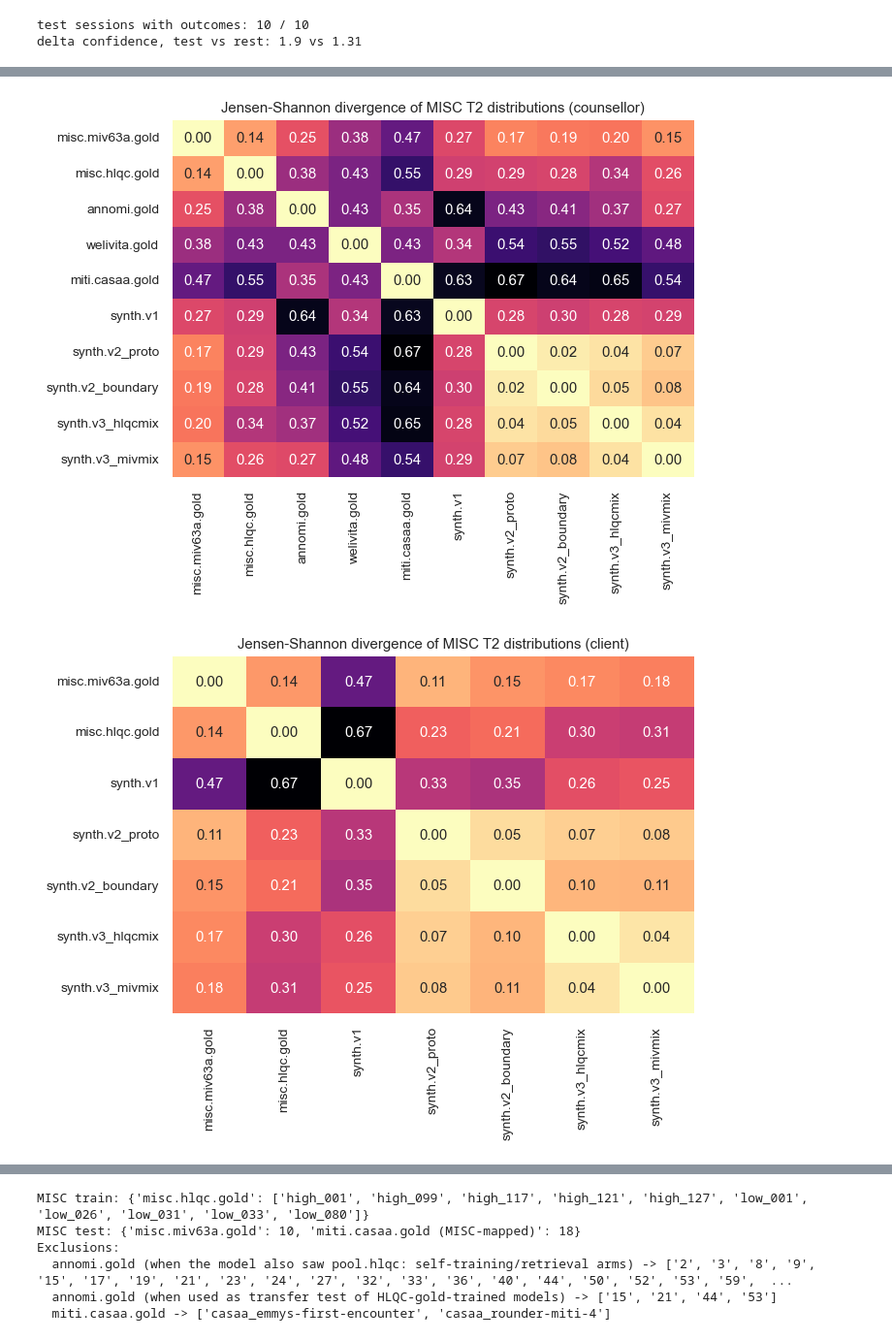
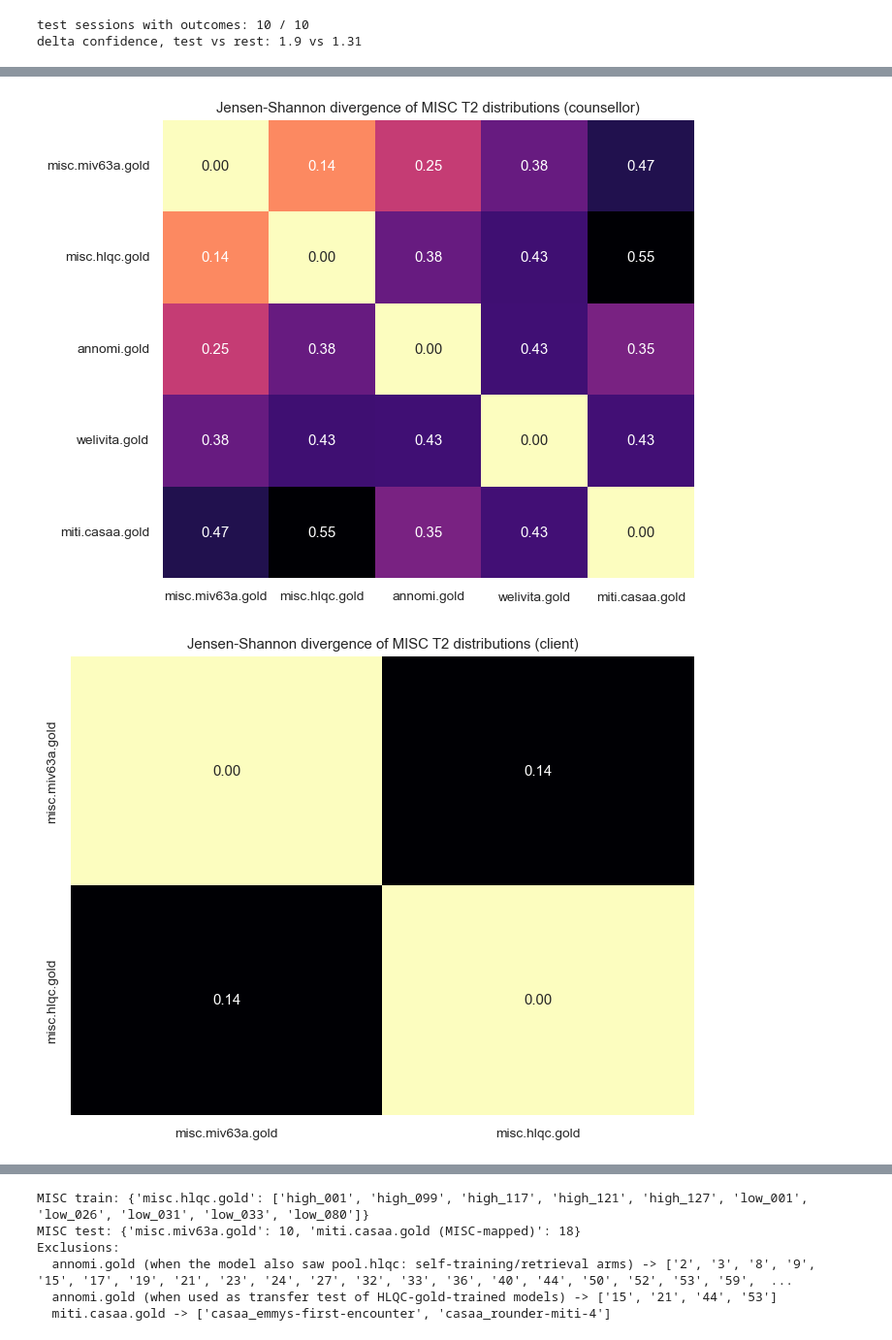
Before and after one commit to Zme874amy/Behavioral-Coding, a Jupyter notebook: notebooks/datasets_eda.ipynb, the cells around one changed output, grey strips where cells are left out. Shown at 97% size. Saved outputs shown, nothing was run; the diff lists cells and outputs as text; code cells hidden in the pictures.

```diff
--- a/notebooks/datasets_eda.ipynb
+++ b/notebooks/datasets_eda.ipynb
@@ -784,9 +728,0 @@ card[['n','distinct_1','distinct_2','self_bleu','self_near_dup_%']].round(3)
-# %%
-ref = F['misc.hlqc.gold']
-rows = []
-for s in SYN + ['misc.hlqc.gold', 'misc.miv63a.gold']:
-    for spk in ['counsellor', 'client']:
-        d = F[s][(F[s].speaker == spk) & F[s].t2.notna()].t2.value_counts(normalize=True)
-        rows.append(d.rename(f'{s} | {spk}'))
-dist = pd.DataFrame(rows).fillna(0)
-plt.figure(figsize=(14, 5)); sns.heatmap(dist, cmap='viridis', cbar=True); plt.title('T2 share per dataset and speaker'); plt.tight_layout(); plt.show()
@@ -815,11 +744,11 @@ summ
 # %%
 for spk in ['counsellor', 'client']:
-    J = stats.js_matrix({k: F[k] for k in GOLD + SYN}, spk, 't2')
+    J = stats.js_matrix({k: F[k] for k in GOLD}, spk, 't2')
     plt.figure(figsize=(7, 5.5)); sns.heatmap(J, annot=True, fmt='.2f', cmap='magma_r', cbar=False)
     plt.title(f'Jensen-Shannon divergence of MISC T2 distributions ({spk})'); plt.tight_layout(); plt.show()
 # %% [output]
-[figure, old version]
+[figure, new version]
-[figure, old version]
+[figure, new version]
 # %%
 L = pd.concat([pd.DataFrame({'dataset': k, 'words': v.text.astype(str).str.split().str.len()}) for k, v in F.items()])
 plt.figure(figsize=(12, 4)); sns.boxplot(data=L, x='dataset', y='words', showfliers=False)
```
Also changed, not shown: parts of 24 cells of this notebook, 8 other files.
